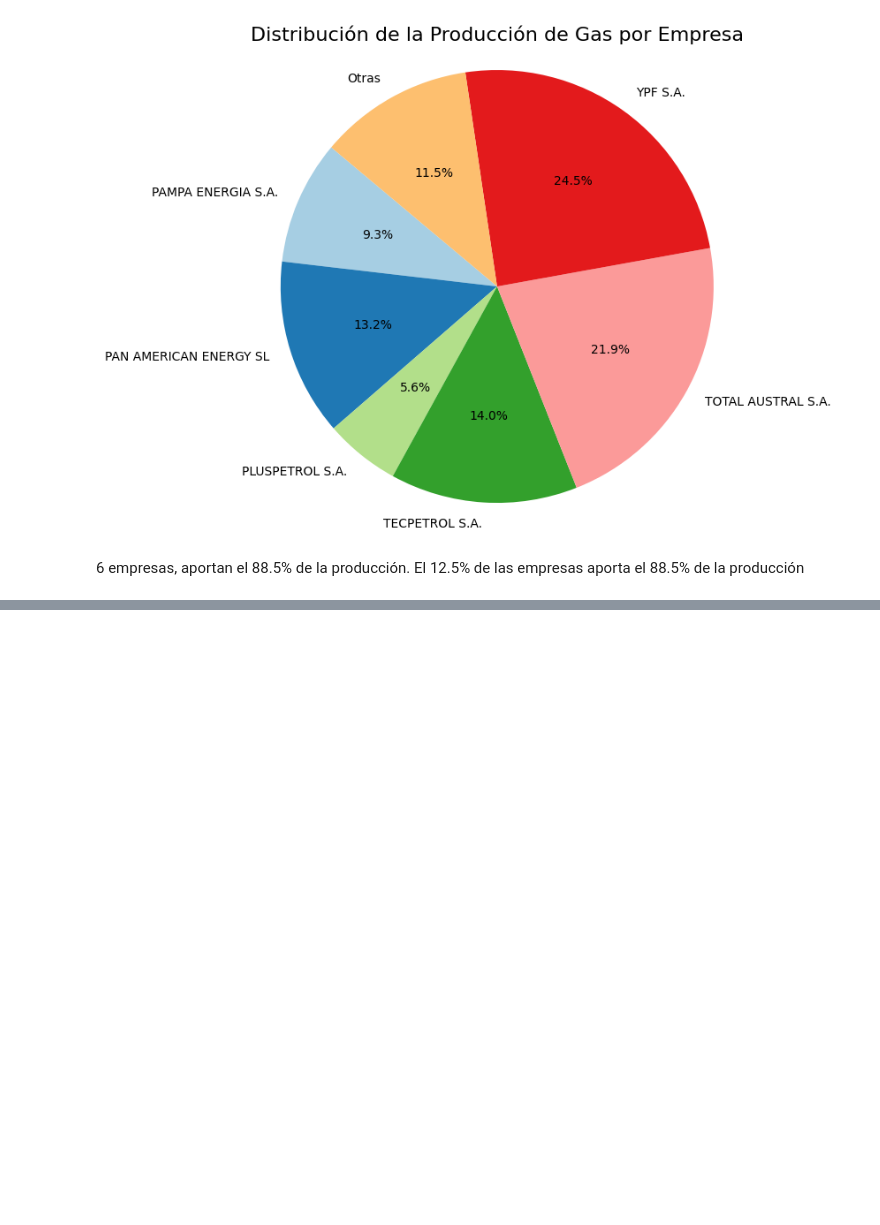
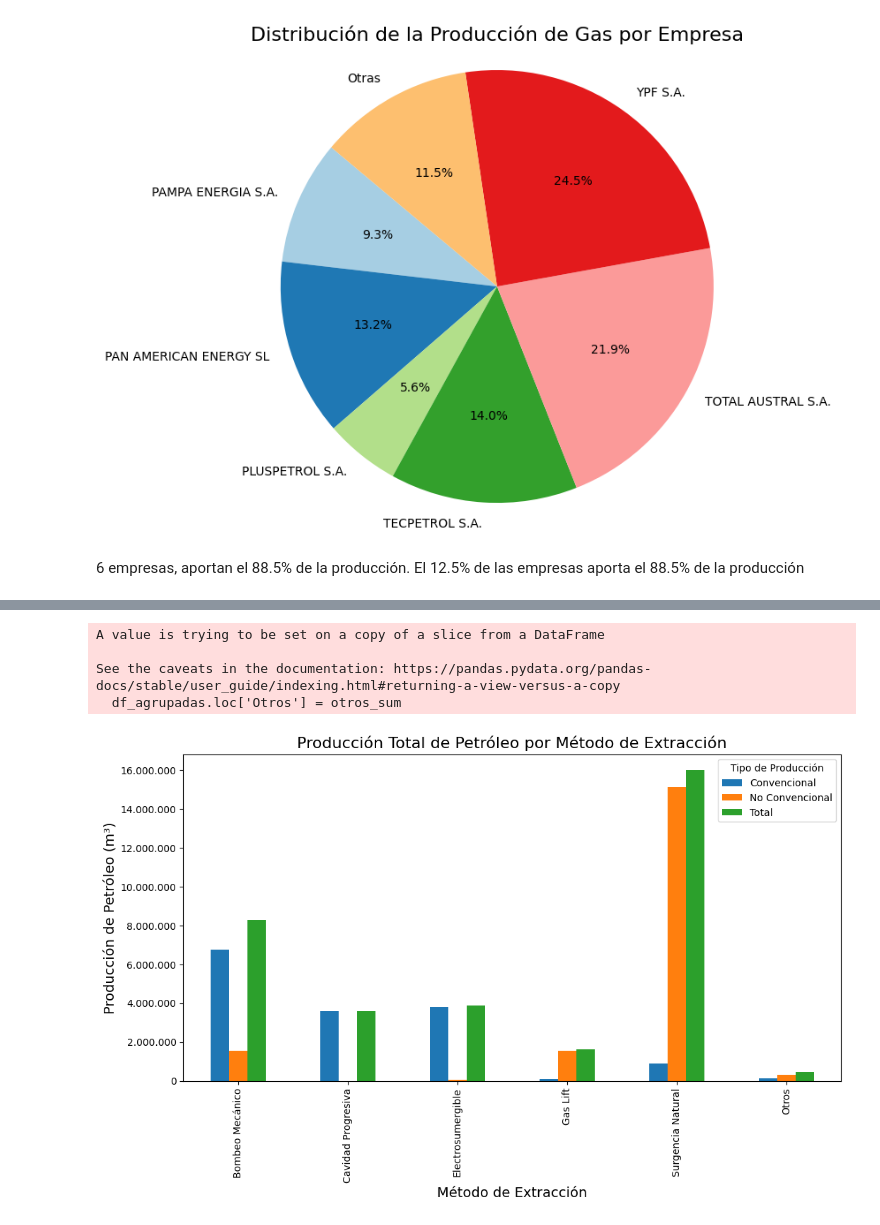
Before and after one commit to Nicopiwi/tps-calidad-de-datos, a Jupyter notebook: tp2/puntoD.ipynb, the cells around one changed output, grey strips where cells are left out. Saved outputs shown, nothing was run; the diff lists cells and outputs as text; code cells hidden in the pictures; blank space fills up the shorter version.

```diff
--- a/tp2/puntoD.ipynb
+++ b/tp2/puntoD.ipynb
@@ -847,0 +907,52 @@ El 12.5% de las empresas aporta el 88.5% de la producción
+# %%
+import pandas as pd
+import matplotlib.pyplot as plt
+from matplotlib.ticker import FuncFormatter
+
+# Crear Series con las producciones por método
+prod_p_conv_por_extraccion = df_pozos_convencional_2024.groupby('tipoextraccion')['prod_pet'].sum()
+prod_p_noconv_por_extraccion = df_pozos_noconvencional_2024.groupby('tipoextraccion')['prod_pet'].sum()
+
+# Combinar en un DataFrame
+df_prod_p_total = pd.DataFrame({
+    'convencional': prod_p_conv_por_extraccion,
+    'no_convencional': prod_p_noconv_por_extraccion
+}).fillna(0)  # Rellenar NaN con 0 para métodos que no aparezcan en uno de los dos
+
+# Calcular la producción total
+df_prod_p_total['total'] = df_prod_p_total['convencional'] + df_prod_p_total['no_convencional']
+
+# Identificar métodos de extracción con producción menor a 1 millón
+df_otras = df_prod_p_total[df_prod_p_total['total'] < 1_000_000]
+df_agrupadas = df_prod_p_total[df_prod_p_total['total'] >= 1_000_000]
+
+# Sumar las producciones de los métodos agrupados como "Otros"
+otros_sum = df_otras.sum()
+
+# Crear un DataFrame para los métodos agrupados y agregar la fila "Otros"
+df_agrupadas.loc['Otros'] = otros_sum
+
+# Crear gráfico de barras
+ax = df_agrupadas[['convencional', 'no_convencional', 'total']].plot(kind='bar', figsize=(12, 6))
+
+# Configurar título y etiquetas
+plt.title('Producción Total de Petróleo por Método de Extracción', fontsize=16)
+plt.xlabel('Método de Extracción', fontsize=14)
+plt.ylabel('Producción de Petróleo (m³)', fontsize=14)
+plt.legend(['Convencional', 'No Convencional', 'Total'], title="Tipo de Producción")
+
+# Formatear los ejes para mostrar números reales de la producción
+def millones(x, pos):
+    return f'{x:,.0f}'.replace(',', '.')
+
+formatter = FuncFormatter(millones)
+ax.yaxis.set_major_formatter(formatter)
+
+# Mostrar el gráfico
+plt.show()
+# %% [output]
+A value is trying to be set on a copy of a slice from a DataFrame
+
+See the caveats in the documentation: https://pandas.pydata.org/pandas-docs/stable/user_guide/indexing.html#returning-a-view-versus-a-copy
+  df_agrupadas.loc['Otros'] = otros_sum
+[figure, added]
```
Also changed, not shown: parts of 7 cells of this notebook.
